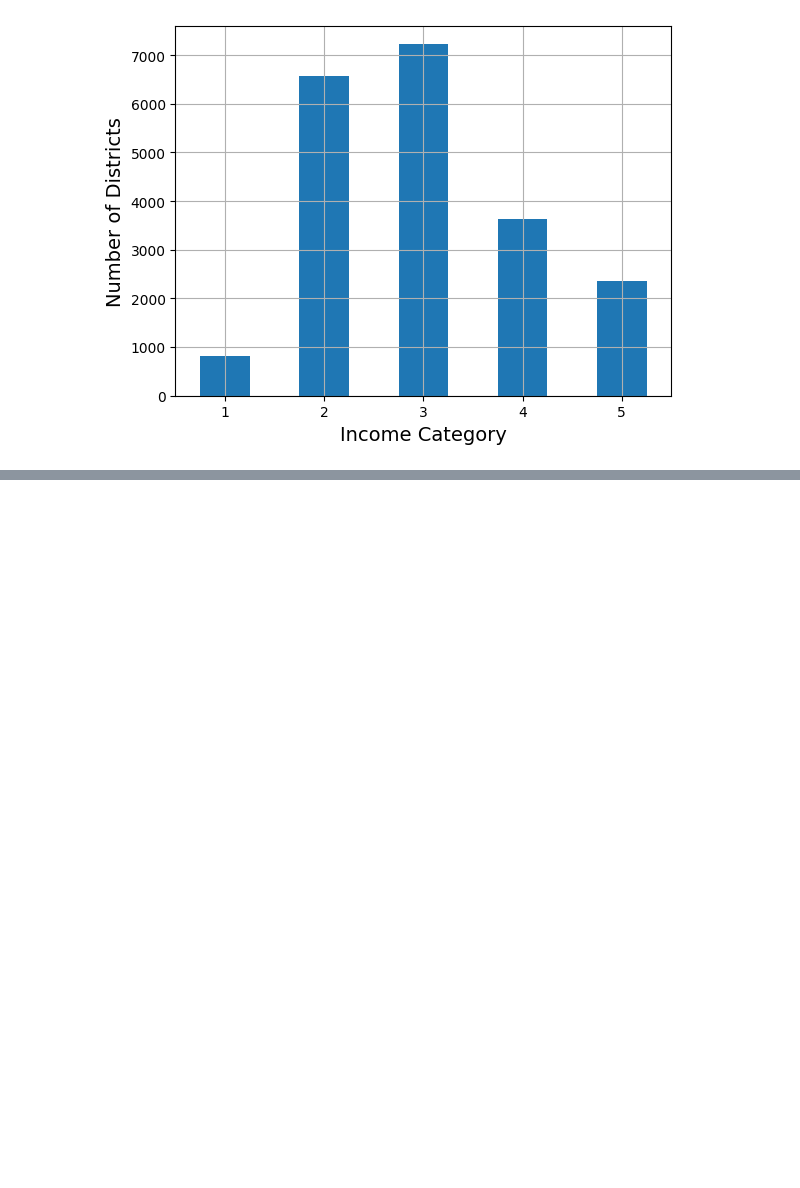
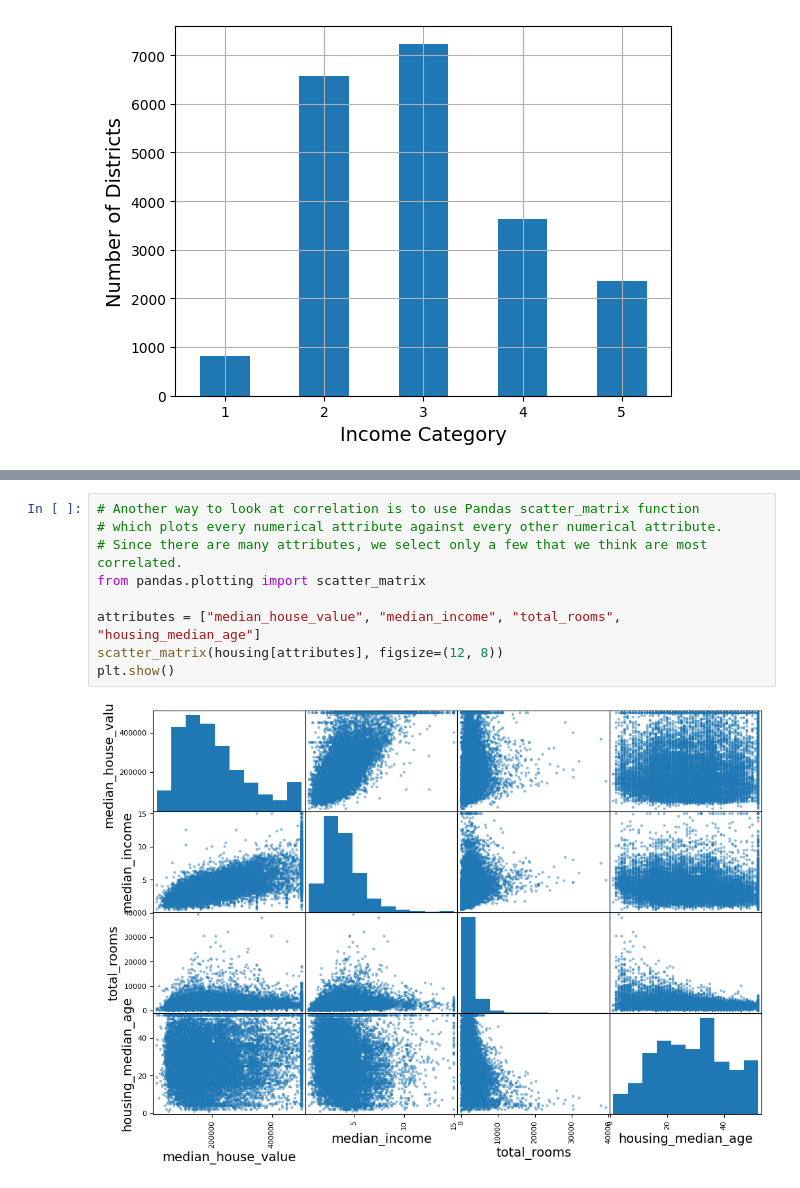
Before and after one commit to marcobarca/handson-ml3, a Jupyter notebook: chapter2.ipynb, the cells around one changed output, grey strips where cells are left out. Cells and saved outputs as stored; diff of their text form; blank space fills up the shorter version.

```diff
--- a/chapter2.ipynb
+++ b/chapter2.ipynb
@@ -178,0 +315,11 @@ for train_index, test_index in splitter.split(housing, housing["income_cat"]):
+# %%
+# Another way to look at correlation is to use Pandas scatter_matrix function
+# which plots every numerical attribute against every other numerical attribute.
+# Since there are many attributes, we select only a few that we think are most correlated.
+from pandas.plotting import scatter_matrix
+
+attributes = ["median_house_value", "median_income", "total_rooms", "housing_median_age"]
+scatter_matrix(housing[attributes], figsize=(12, 8))
+plt.show()
+# %% [output]
+[figure, added]
```
Also changed, not shown: parts of 13 cells of this notebook.
